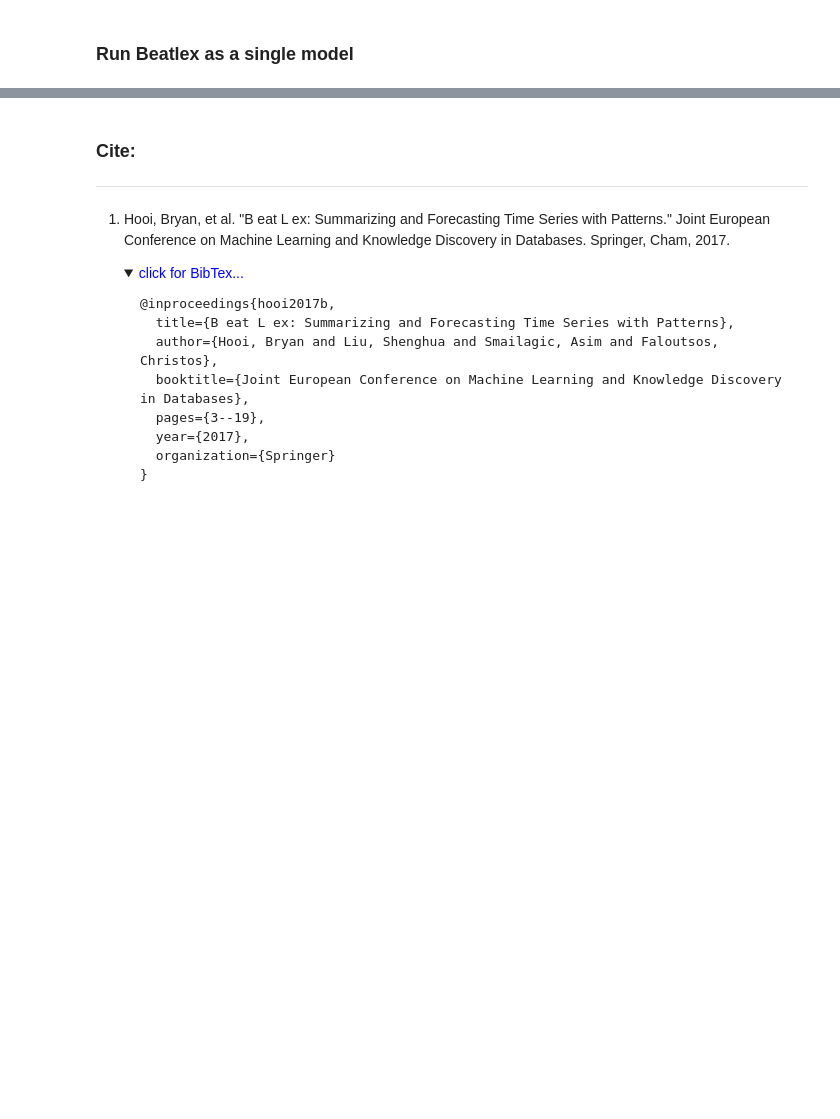
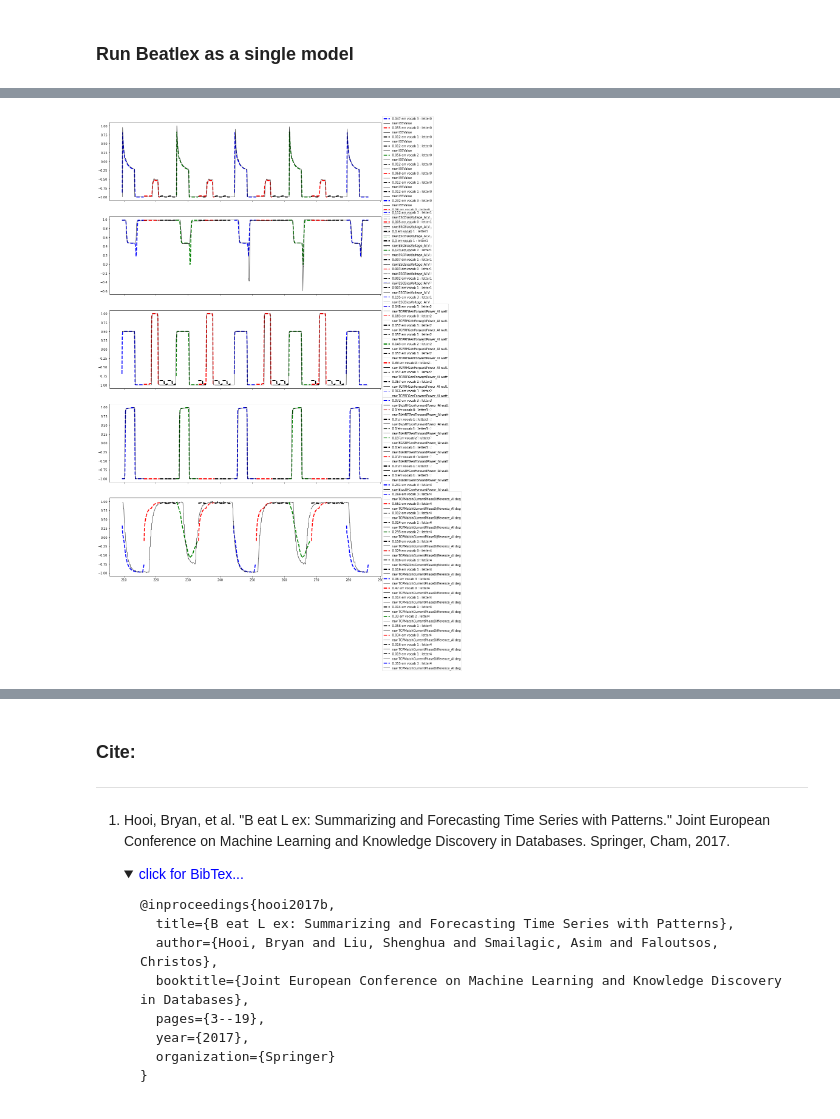
Before and after one commit to adb-home/spartan2-tutorials, a Jupyter notebook: Beatlex_adb.ipynb, the cells around one changed output, grey strips where cells are left out. Drawn from its saved outputs; the diff is of its cells as text; code cells hidden in the pictures; folded sections open; blank space fills up the shorter version.

Commit message:
modified map_err, sliding reconstruction

```diff
--- a/Beatlex_adb.ipynb
+++ b/Beatlex_adb.ipynb
@@ -113,3 +184,31 @@ st.plot(st.BeatLex, time_series, result)
+# %%
+## Calculate the mean std error of the reconstruction for each signal
+plot_words = [0,3,5] #[-2, -1]
+plot_words = [i for i in range(len(result['idx'])) if result['idx'][i] in [3]][3:6]
+plot_words = np.arange(min(plot_words), max(plot_words)+1)
+num_letters = len(result['models'][0])
+numrows = num_letters
+color = ['r', 'k', 'g', 'b', 'c', 'm'] * (int(numrows / 6) + 1)
+numcols = 1
+figxsize = 16
+figysize = 5.5
+fig, allax = plt.subplots(nrows=numrows, ncols=numcols,
+                            figsize=(figxsize * numcols, figysize * numrows),
+                            sharex=True)
+for word in plot_words:
+    t_start = result['starts'][word]
+    t_end = result['ends'][word]
+    time_span = np.s_[t_start: t_end]
+    word_id = result['idx'][word]
+    word_len = len(result['models'][word_id][1])
+    for sig, letter in enumerate(result['models'][word_id]):
+        allax[sig].plot(np.divide(np.arange(word_len) + result['map_offset'][word][sig], time_series.freq) + time_series.time_tensor[t_start], letter, '--', linewidth = 3,
+                        color=color[word_id % num_letters], label = str(np.round(result['map_err'][word][sig],3)) +' err vocab ' + str(word_id) + ' : letter' + str(sig))
+        allax[sig].plot(time_series.time_tensor[time_span], time_series.val_tensor[sig, time_span], color = 'k', linewidth=1, label = 'raw ' + str(time_series.labels[sig]) )
+        allax[sig].legend(loc ='upper left', bbox_to_anchor=(1, 1, .1, .1))
+plt.show()
+# %% [output]
+[figure, added]
 # %% [markdown]
 Vocabularies | Segmentation
 :-------------------------:|:-------------------------:
```
Also changed, not shown: parts of 9 cells of this notebook.
